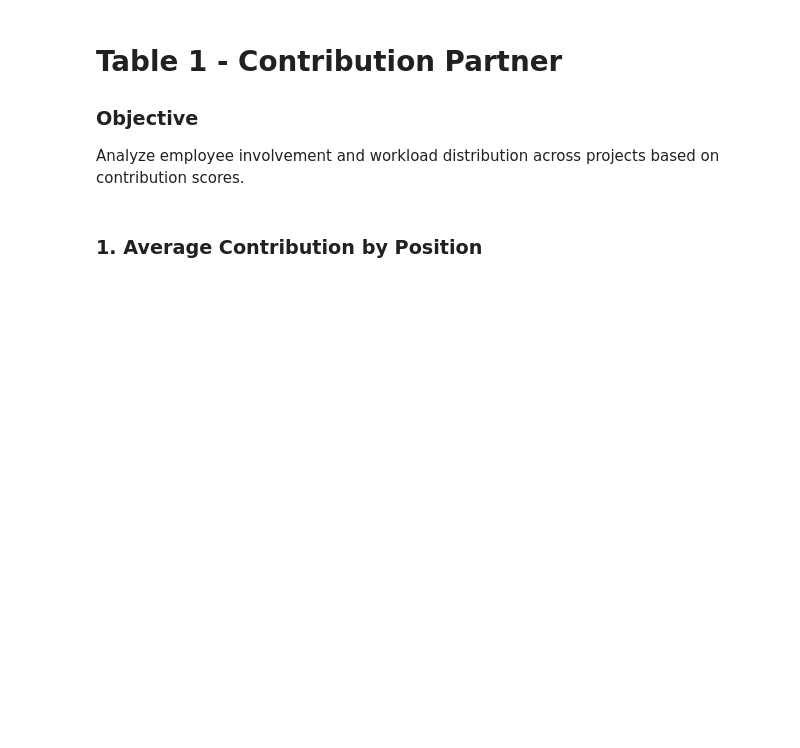
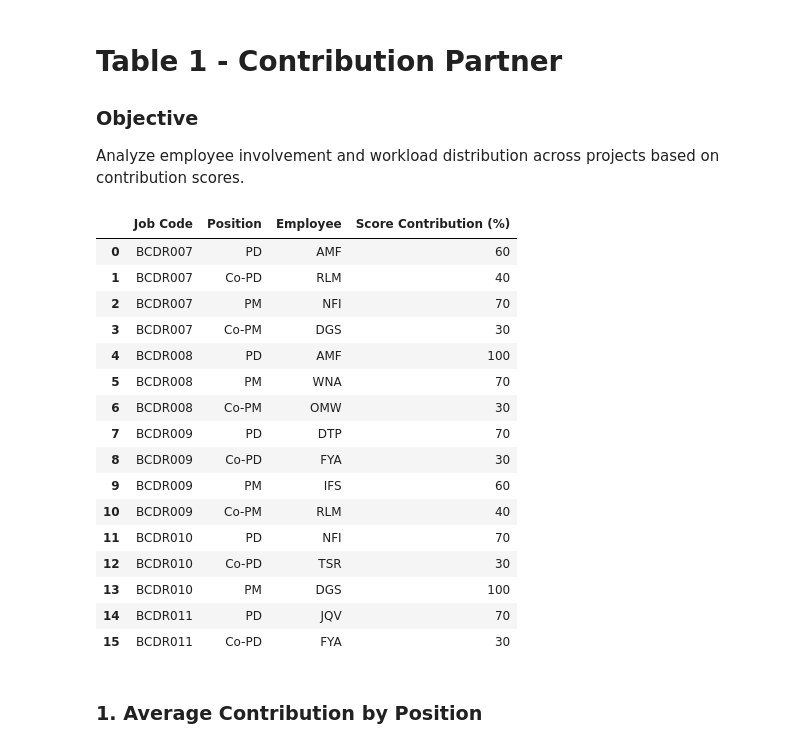
Before and after one commit to achattra/intern-vp-2026, a Jupyter notebook: Analysis.ipynb, the cells around one changed output. Saved outputs shown, nothing was run; the diff lists cells and outputs as text; code cells hidden in the pictures; blank space fills up the shorter version.

```diff
--- a/Analysis.ipynb
+++ b/Analysis.ipynb
@@ -36,6 +36,25 @@ DataTransformerRegistry.enable('default')
 Analyze employee involvement and workload distribution across projects based on contribution scores.
 # %%
 contribution_partner = pd.read_csv("data/processed/contribution_partner.csv")
+contribution_partner.head(16)
+# %% [output]
+|  | Job Code | Position | Employee | Score Contribution (%) |
+| 0 | BCDR007 | PD | AMF | 60 |
+| 1 | BCDR007 | Co-PD | RLM | 40 |
+| 2 | BCDR007 | PM | NFI | 70 |
+| 3 | BCDR007 | Co-PM | DGS | 30 |
+| 4 | BCDR008 | PD | AMF | 100 |
+| 5 | BCDR008 | PM | WNA | 70 |
+| 6 | BCDR008 | Co-PM | OMW | 30 |
+| 7 | BCDR009 | PD | DTP | 70 |
+| 8 | BCDR009 | Co-PD | FYA | 30 |
+| 9 | BCDR009 | PM | IFS | 60 |
+| 10 | BCDR009 | Co-PM | RLM | 40 |
+| 11 | BCDR010 | PD | NFI | 70 |
+| 12 | BCDR010 | Co-PD | TSR | 30 |
+| 13 | BCDR010 | PM | DGS | 100 |
+| 14 | BCDR011 | PD | JQV | 70 |
+| 15 | BCDR011 | Co-PD | FYA | 30 |
 # %% [markdown]
 ### 1. Average Contribution by Position
 # %%
```
Also changed, not shown: parts of 5 cells of this notebook.
